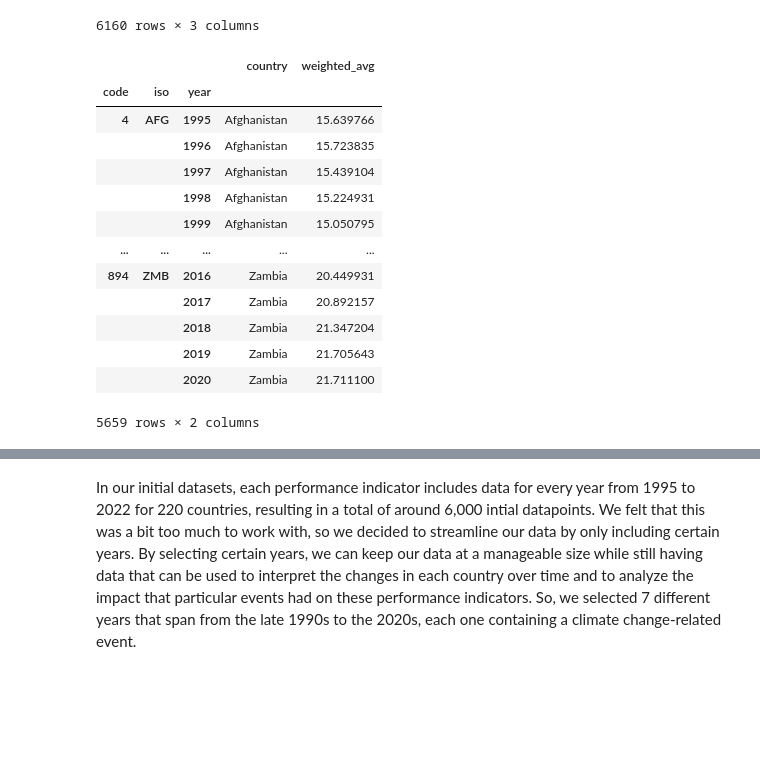
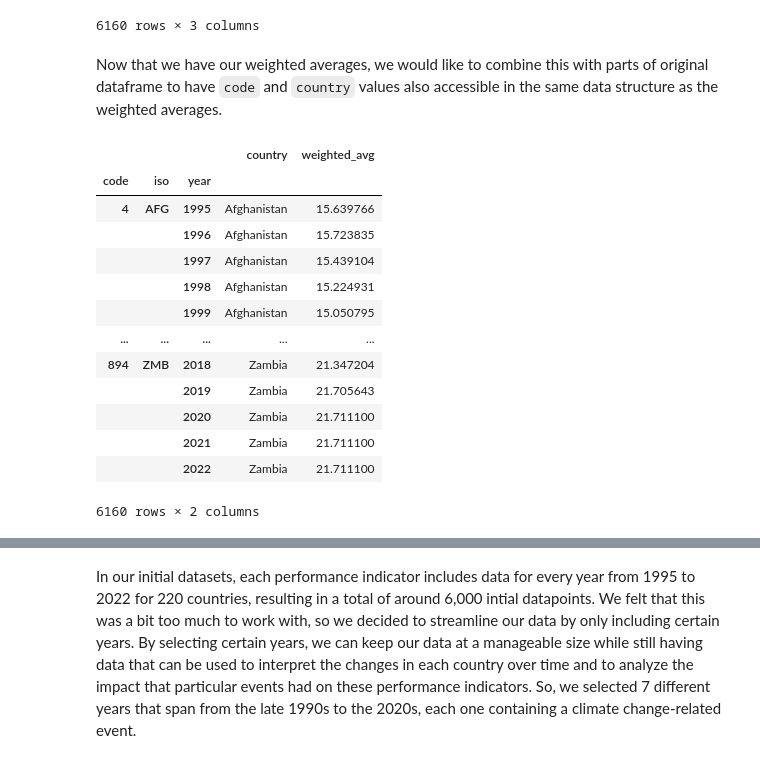
Before and after one commit to sussenbachtucker/DSCI235-Term-Project, a Jupyter notebook: DSCI235FinalProject.ipynb, the cells around one changed output, grey strips where cells are left out. Saved outputs shown, nothing was run; the diff lists cells and outputs as text; code cells hidden in the pictures; blank space fills up the shorter version.

```diff
--- a/DSCI235FinalProject.ipynb
+++ b/DSCI235FinalProject.ipynb
@@ -148,26 +150,30 @@ temp_df
 |  | 2021 | 21.171291 | 0.975137 | 21.711100 |
 |  | 2022 | 21.171291 | 0.975137 | 21.711100 |
 6160 rows × 3 columns
+# %% [markdown]
+Now that we have our weighted averages, we would like to combine this with parts of original dataframe to have `code` and `country` values also accessible in the same data structure as the weighted averages.
 # %%
 # doa a choin
 weighted_avgs = all_data.droplevel('indicator')
 weighted_avgs.drop('value', axis=1, inplace=True)
-weighted_avgs = weighted_avgs.join(temp_df)
+weighted_avgs = weighted_avgs.join(temp_df, how = "outer")
 weighted_avgs.drop(columns=['weighted_sum', 'weight_sum'], inplace=True)
+weighted_avgs["year"] = weighted_avgs.index.get_level_values("year")
 weighted_avgs.drop_duplicates(inplace=True)
+weighted_avgs.drop("year", axis = 1, inplace=True)
 weighted_avgs
 # %% [output]
 |  |  |  | country | weighted_avg |
 | code | iso | year |  |  |
 | 4 | AFG | 1995 | Afghanistan | 15.639766 |
 |  |  | 1996 | Afghanistan | 15.723835 |
 |  |  | 1997 | Afghanistan | 15.439104 |
 |  |  | 1998 | Afghanistan | 15.224931 |
 |  |  | 1999 | Afghanistan | 15.050795 |
 | ... | ... | ... | ... | ... |
-| 894 | ZMB | 2016 | Zambia | 20.449931 |
-|  |  | 2017 | Zambia | 20.892157 |
-|  |  | 2018 | Zambia | 21.347204 |
+| 894 | ZMB | 2018 | Zambia | 21.347204 |
 |  |  | 2019 | Zambia | 21.705643 |
 |  |  | 2020 | Zambia | 21.711100 |
+|  |  | 2021 | Zambia | 21.711100 |
+|  |  | 2022 | Zambia | 21.711100 |
-5659 rows × 2 columns
+6160 rows × 2 columns
```
Also changed, not shown: parts of 16 cells of this notebook.
